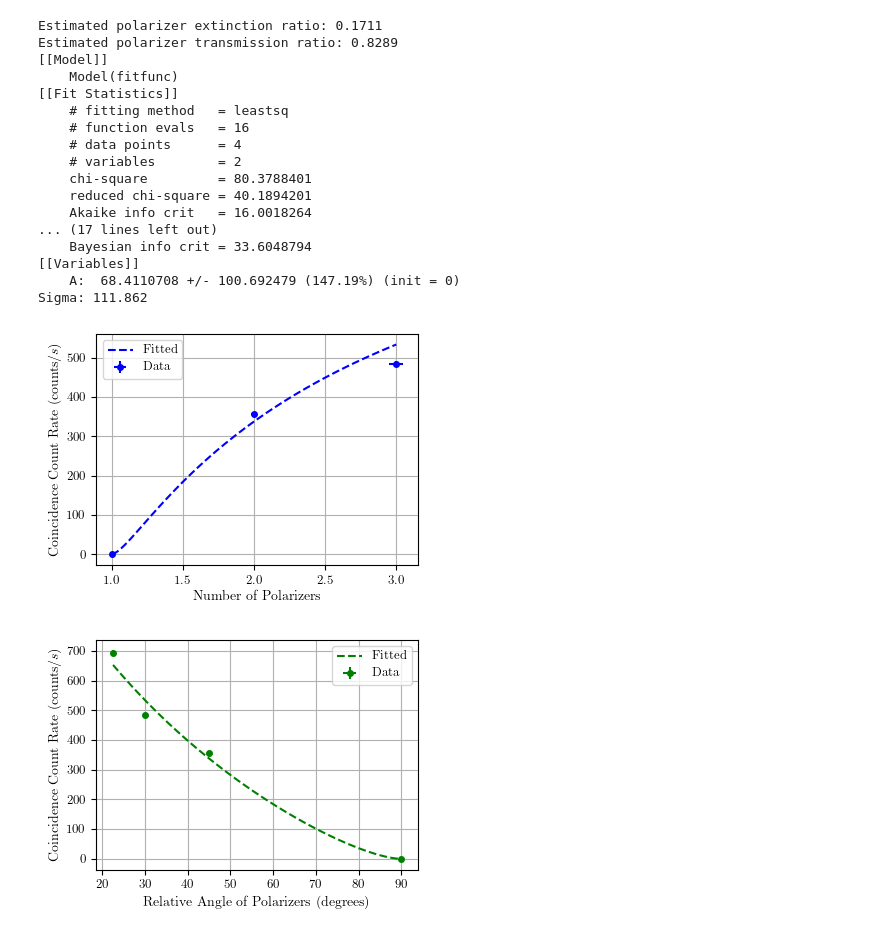
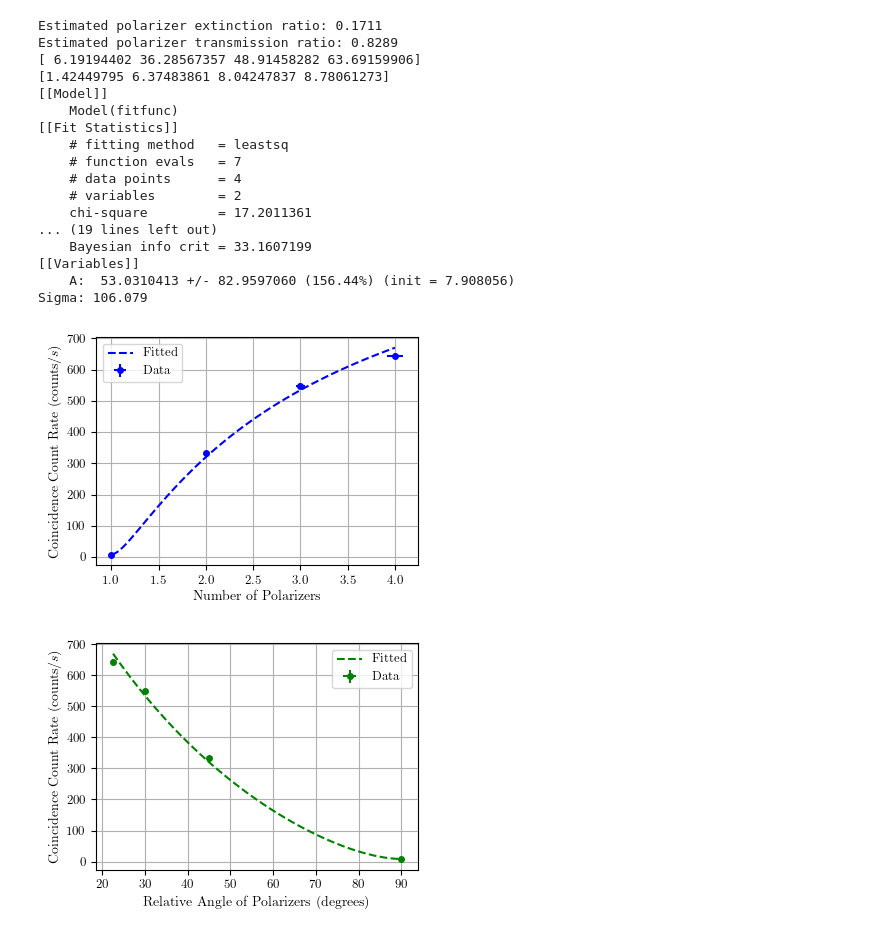
Before and after one commit to novaroyle/180Q-Final-Project, a Jupyter notebook: finalproj.ipynb, the cells around one changed output. Saved outputs shown, nothing was run; the diff lists cells and outputs as text; code cells hidden in the pictures.

```diff
--- a/finalproj.ipynb
+++ b/finalproj.ipynb
@@ -25,6 +25,9 @@ n = np.array(data[:,0])
 
 pol_transmission = 18340 / 22127
 pol_extinction = 1 - pol_transmission
+
+window = 40e-9 # coincidence window in seconds
+
 print(f"Estimated polarizer extinction ratio: {pol_extinction:.4f}")
 print(f"Estimated polarizer transmission ratio: {pol_transmission:.4f}")
 
@@ -40,27 +43,34 @@ coincerr = np.sqrt(coinc * 10) / 10
 angleserr = np.ones_like(angles) * 0.5 # Assuming 0.5 degree uncertainty in angle measurements
 nerr = angleserr * n**2 / 90 # Propagate angle error to n
 
-coinc -= coinc[0]
-coincerr = np.sqrt(coincerr**2 + coincerr[0]**2) # Combine errors in quadrature
+acc = window * single0 * single1
+accerr = np.sqrt(acc * 10) / 10
+print(acc)
+coinc -= acc
+coincerr = np.sqrt(coincerr**2 + accerr**2) # Combine errors in quadrature
 
+# coinc -= coinc[0]
+# coincerr = np.sqrt(coincerr**2 + coincerr[0]**2) # Combine errors in quadrature
+print(coincerr)
 max_coinc = np.max(coinc)
 
-def fitfunc(x, A, p):
-	return A * np.cos(np.radians(x))**(p*np.pi/(2*np.radians(x)))
+def fitfunc(x, A, C):
+	return A * np.cos(np.radians(x))**(2*np.pi/(2*np.radians(x))) + C
 
 model = Model(fitfunc)
 params = Parameters()
 params.add('A', value=1000)
-params.add('p', value=2)
+# params.add('p', value=2)
+params.add('C', value=0)
 result = model.fit(coinc, params, x=angles, weights=1/coincerr)
 print(result.fit_report())
 
 angles_fit = np.linspace(angles.min(), angles.max(), 100)
 coinc_fit = model.eval(result.params, x=angles_fit)
 
-n_plot = n[:-1]
+n_plot = n
 n_fit = np.linspace(n_plot.min(), n_plot.max(), 100)
-coinc_n_plot = coinc[:-1]
+coinc_n_plot = coinc
 fit_n_plot = model.eval(result.params, x=90 / n_fit)
 
 model_null = Model(lambda x, A: A)
@@ -73,41 +83,41 @@ delta_chi2 = result_null.chisqr - result.chisqr
 sigma = np.sqrt(delta_chi2)
 print(f'Sigma: {sigma:.3f}')
 
 
 plt.figure()
-plt.errorbar(n_plot, coinc_n_plot, xerr=nerr[:-1], yerr=coincerr[:-1], fmt='bo', label='Data', markersize=4)
+plt.errorbar(n_plot, coinc_n_plot, xerr=nerr, yerr=coincerr, fmt='bo', label='Data', markersize=4)
 plt.plot(n_fit, fit_n_plot, 'b--', label='Fitted')
 plt.xlabel('Number of Polarizers')
 plt.ylabel(r'Coincidence Count Rate (counts/$s$)')
 plt.legend()
 plt.savefig('coincidence_vs_n.pdf')
 plt.show()
 
 plt.figure()
 plt.errorbar(angles, coinc, xerr=angleserr, yerr=coincerr, fmt='go', label='Data', markersize=4)
 plt.plot(angles_fit, coinc_fit, 'g--', label='Fitted')
 plt.xlabel('Relative Angle of Polarizers (degrees)')
 plt.ylabel(r'Coincidence Count Rate (counts/$s$)')
 plt.legend()
 plt.savefig('coincidence_vs_angles.pdf')
 plt.show()
 # %% [output]
 Estimated polarizer extinction ratio: 0.1711
 Estimated polarizer transmission ratio: 0.8289
+[ 6.19194402 36.28567357 48.91458282 63.69159906]
+[1.42449795 6.37483861 8.04247837 8.78061273]
 [[Model]]
     Model(fitfunc)
 [[Fit Statistics]]
     # fitting method   = leastsq
-    # function evals   = 16
+    # function evals   = 7
     # data points      = 4
     # variables        = 2
-    chi-square         = 80.3788401
-    reduced chi-square = 40.1894201
-    Akaike info crit   = 16.0018264
-... (17 lines left out)
-    Bayesian info crit = 33.6048794
+    chi-square         = 17.2011361
+... (19 lines left out)
+    Bayesian info crit = 33.1607199
 [[Variables]]
-    A:  68.4110708 +/- 100.692479 (147.19%) (init = 0)
-Sigma: 111.862
+    A:  53.0310413 +/- 82.9597060 (156.44%) (init = 7.908056)
+Sigma: 106.079
-[figure, old version]
+[figure, new version]
-[figure, old version]
+[figure, new version]
```
Also changed, not shown: parts of 1 cell of this notebook, 11 other files.
